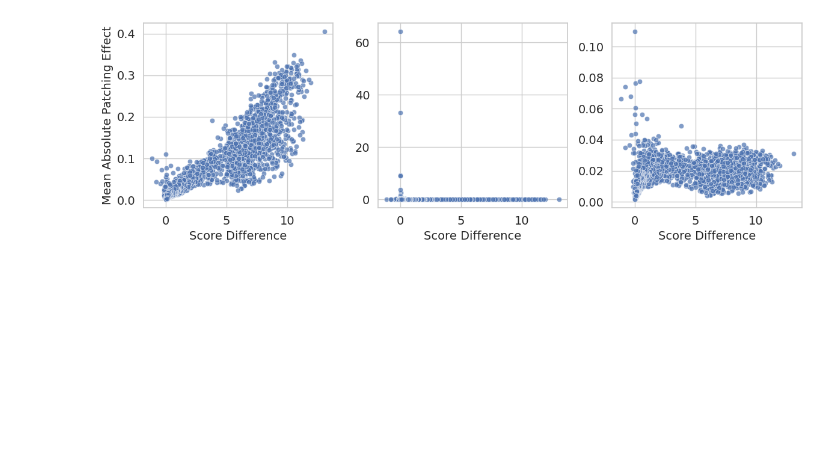
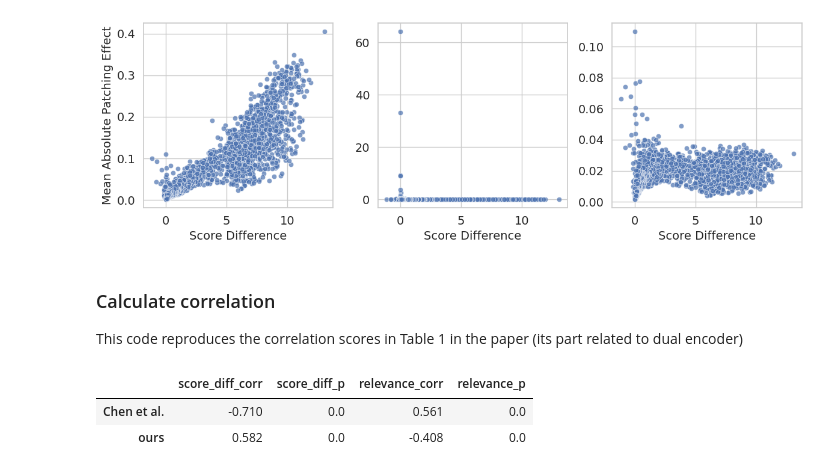
Before and after one commit to polgrisha/best-practices-ir-patching, a Jupyter notebook: notebooks/cross_encoder_correlation_analysis_TFC1.ipynb, the cells around one changed output. Drawn from its saved outputs; the diff is of its cells as text; code cells hidden in the pictures; blank space fills up the shorter version.

Commit message:
Add correlation scores calculation

```diff
--- a/notebooks/cross_encoder_correlation_analysis_TFC1.ipynb
+++ b/notebooks/cross_encoder_correlation_analysis_TFC1.ipynb
@@ -132,3 +134,47 @@ for idx, ax in enumerate(axes):
 plt.tight_layout()
 # %% [output]
 [figure]
+# %% [markdown]
+### Calculate correlation
+
+This code reproduces the correlation scores in Table 1 in the paper (its part related to dual encoder)
+# %%
+prev_score = spearmanr(
+    query_doc_pairs['score_delta'],
+    query_doc_pairs['patching_effect_normalised_absolute_mean']
+)
+prev_rel = spearmanr(
+    query_doc_pairs['relevance'],
+    query_doc_pairs['patching_effect_normalised_absolute_mean']
+)
+
+ours_score = spearmanr(
+    query_doc_pairs['score_delta'],
+    query_doc_pairs['patching_effect_normalised_robust_absolute_mean']
+)
+
+ours_rel = spearmanr(
+    query_doc_pairs['relevance'],
+    query_doc_pairs['patching_effect_normalised_robust_absolute_mean']
+)
+
+correlation_scores = {
+    'Chen et al.': {
+    'score_diff_corr': prev_score.correlation,
+    'score_diff_p': prev_score.pvalue,
+    'relevance_corr': prev_rel.correlation,
+    'relevance_p': prev_rel.pvalue
+},
+    'ours': {
+        'score_diff_corr': ours_score.correlation,
+        'score_diff_p': ours_score.pvalue,
+        'relevance_corr': ours_rel.correlation,
+        'relevance_p': ours_rel.pvalue
+}
+}
+
+pd.DataFrame(correlation_scores).T.round(3)
+# %% [output]
+|  | score_diff_corr | score_diff_p | relevance_corr | relevance_p |
+| Chen et al. | -0.710 | 0.0 | 0.561 | 0.0 |
+| ours | 0.582 | 0.0 | -0.408 | 0.0 |
```
Also changed, not shown: parts of 2 cells of this notebook, 1 other file.
